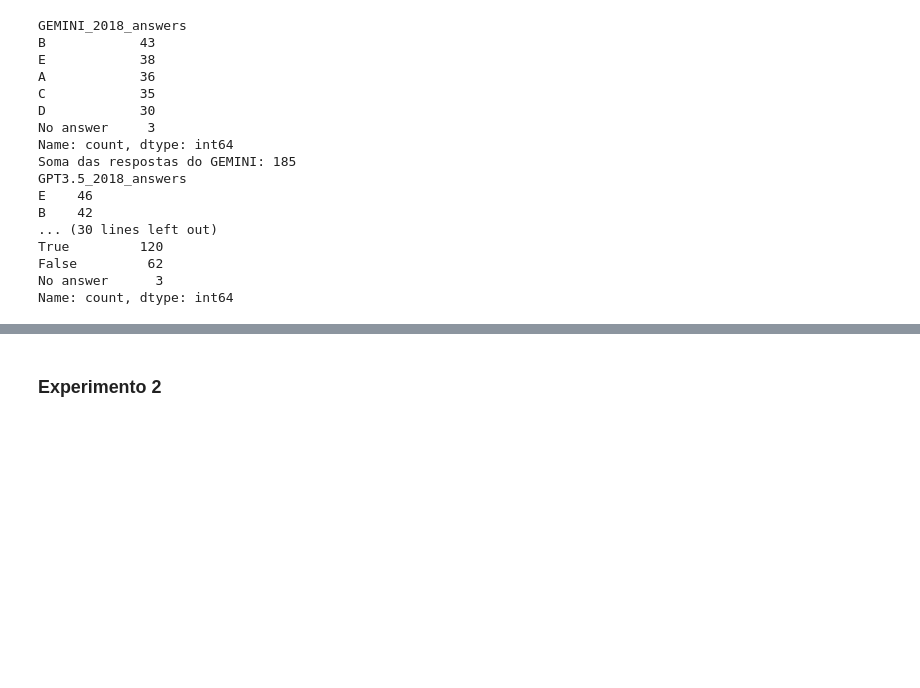
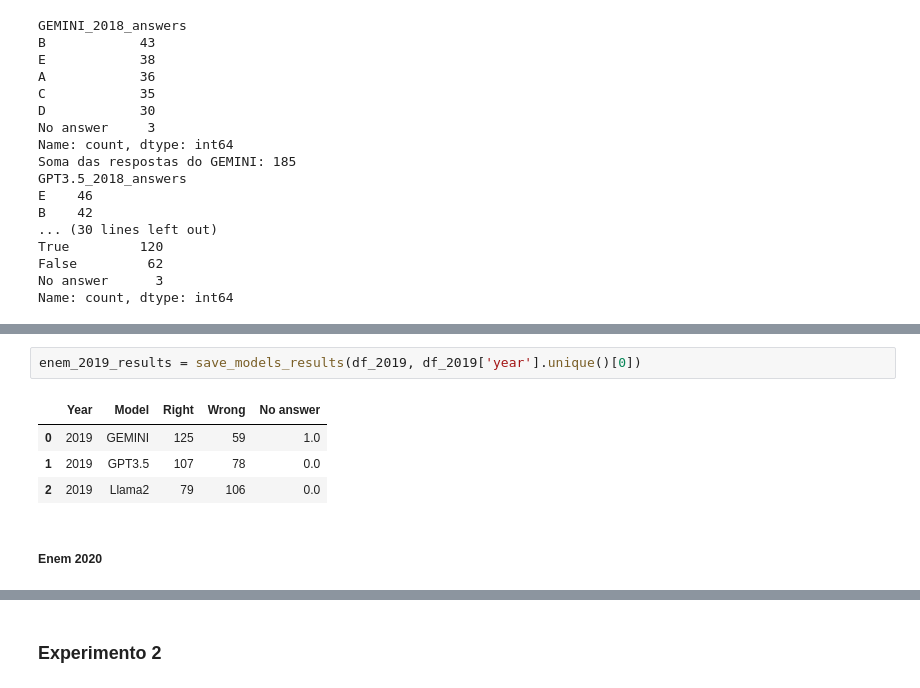
Before and after one commit to LucasBrasileiroRaposo/TCC, a Jupyter notebook: data_analysis.ipynb, the cells around one changed output, grey strips where cells are left out. Cells and saved outputs as stored; diff of their text form; blank space fills up the shorter version.

```diff
--- a/data_analysis.ipynb
+++ b/data_analysis.ipynb
@@ -159,0 +225,9 @@ display(result_counts_total_df)
+# %%
+enem_2019_results = save_models_results(df_2019, df_2019['year'].unique()[0])
+# %% [output]
+|  | Year | Model | Right | Wrong | No answer |
+| 0 | 2019 | GEMINI | 125 | 59 | 1.0 |
+| 1 | 2019 | GPT3.5 | 107 | 78 | 0.0 |
+| 2 | 2019 | Llama2 | 79 | 106 | 0.0 |
+# %% [markdown]
+##### Enem 2020
```
Also changed, not shown: parts of 19 cells of this notebook.
